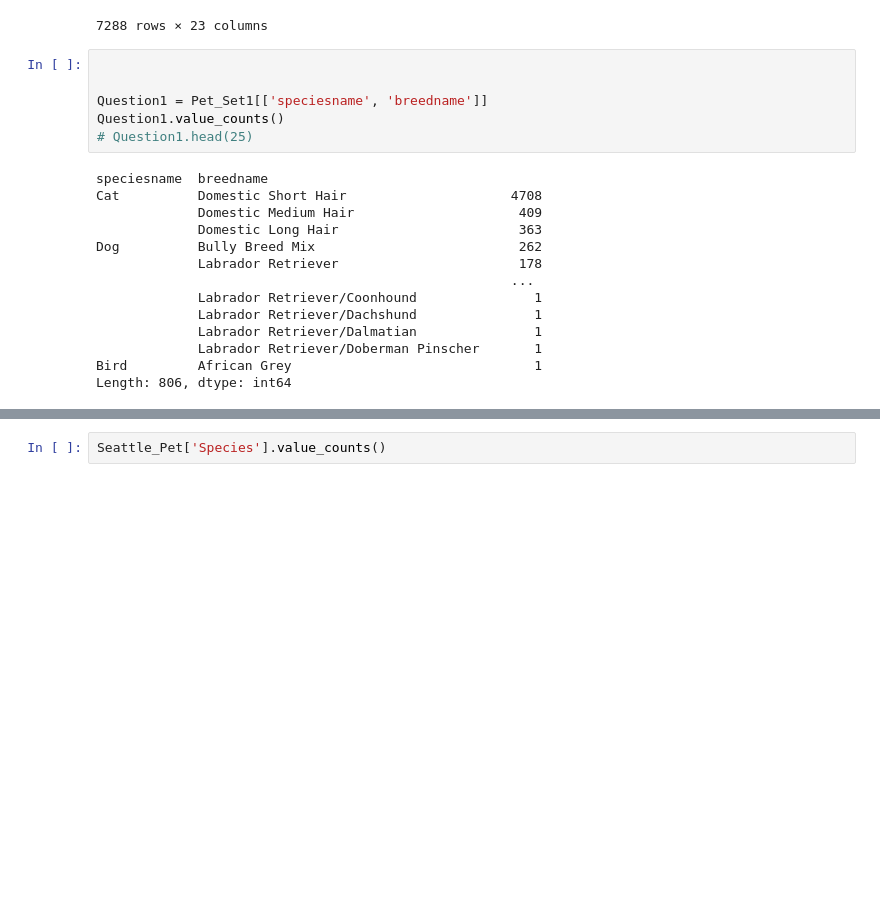
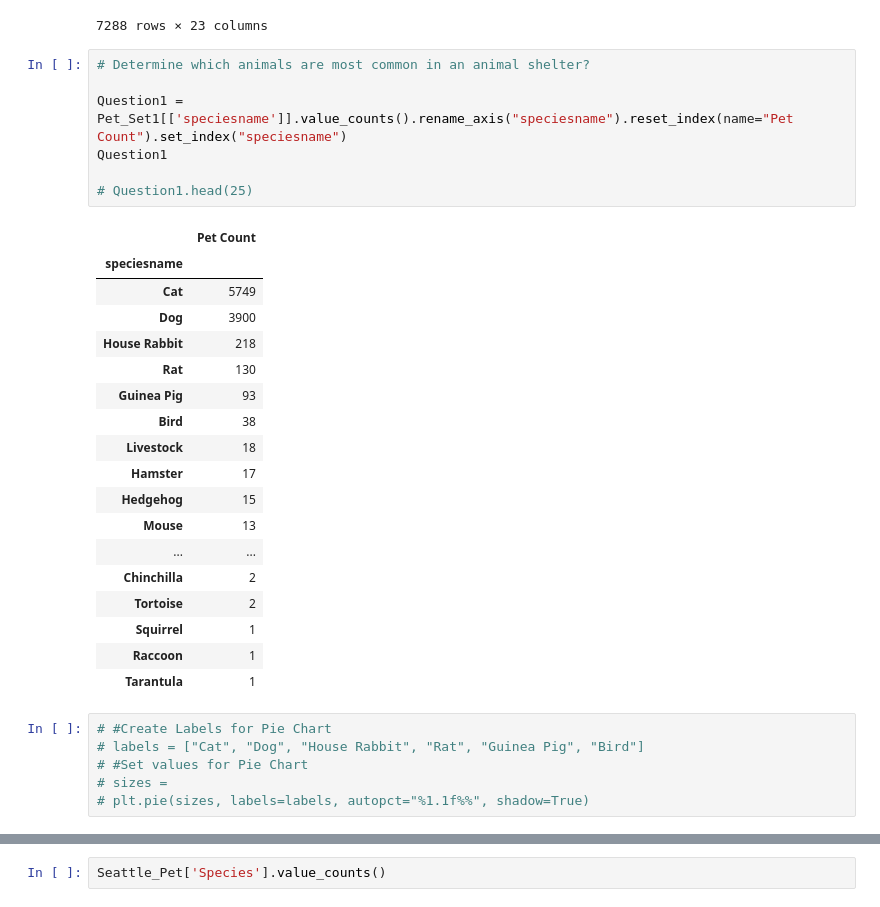
Before and after one commit to RichardMoseley/AnimalAnalysisProject, a Jupyter notebook: Pet Project .ipynb, the cells around one changed output, grey strips where cells are left out. Cells and saved outputs as stored; diff of their text form; blank space fills up the shorter version.

```diff
--- a/Pet Project .ipynb
+++ b/Pet Project .ipynb
@@ -30,23 +30,35 @@ Cleaned_Pet1
 | 10288 | 64608 | 2019-08-29 18:58:06 | Stray | 0 | D19081421 | 982000363034690 | Lucy Farmer | Beagle | ... |
 | 10289 | 64609 | 2019-08-30 10:22:37 | Stray | 0 | D19081442 | NaN | Rocky Hartfield | Labrador Retriever | ... |
 7288 rows × 23 columns
-# %%
-
-
-Question1 = Pet_Set1[['speciesname', 'breedname']]
-Question1.value_counts()
-# Question1.head(25)
-# %% [output]
-speciesname  breedname
-Cat          Domestic Short Hair                     4708
-             Domestic Medium Hair                     409
-             Domestic Long Hair                       363
-Dog          Bully Breed Mix                          262
-             Labrador Retriever                       178
-                                                     ...
-             Labrador Retriever/Coonhound               1
-             Labrador Retriever/Dachshund               1
-             Labrador Retriever/Dalmatian               1
-             Labrador Retriever/Doberman Pinscher       1
-Bird         African Grey                               1
-Length: 806, dtype: int64
+# %%
+# Determine which animals are most common in an animal shelter?
+
+Question1 = Pet_Set1[['speciesname']].value_counts().rename_axis("speciesname").reset_index(name="Pet Count").set_index("speciesname")
+Question1
+
+# Question1.head(25)
+# %% [output]
+|  | Pet Count |
+| speciesname |  |
+| Cat | 5749 |
+| Dog | 3900 |
+| House Rabbit | 218 |
+| Rat | 130 |
+| Guinea Pig | 93 |
+| Bird | 38 |
+| Livestock | 18 |
+| Hamster | 17 |
+| Hedgehog | 15 |
+| Mouse | 13 |
+| ... | ... |
+| Chinchilla | 2 |
+| Tortoise | 2 |
+| Squirrel | 1 |
+| Raccoon | 1 |
+| Tarantula | 1 |
+# %%
+# #Create Labels for Pie Chart
+# labels = ["Cat", "Dog", "House Rabbit", "Rat", "Guinea Pig", "Bird"]
+# #Set values for Pie Chart
+# sizes =
+# plt.pie(sizes, labels=labels, autopct="%1.1f%%", shadow=True)
```
Also changed, not shown: parts of 2 cells of this notebook, 1 other file.
